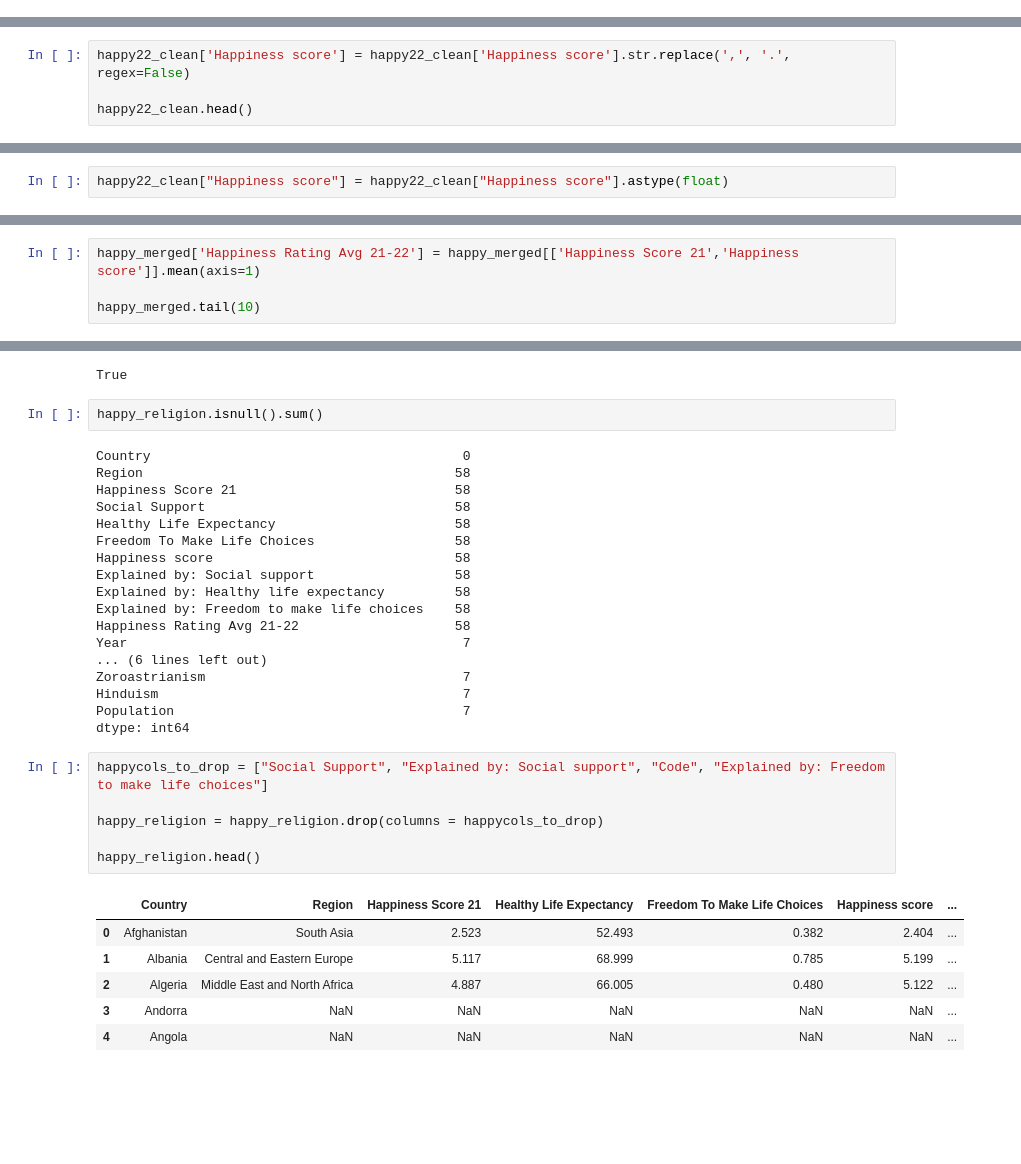
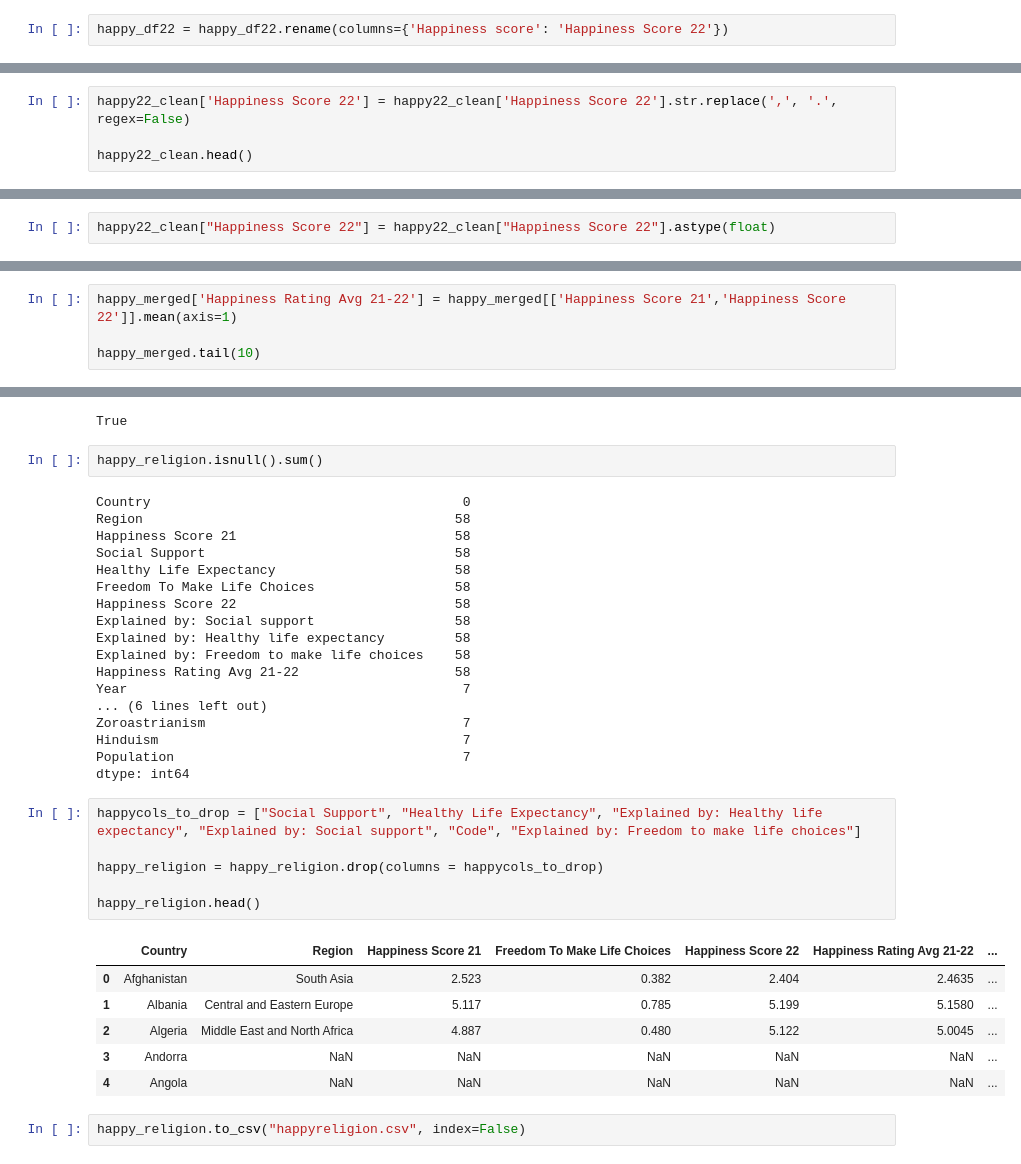
Before and after one commit to shroomtoastie/World_Happiness_project, a Jupyter notebook: main.ipynb, the cells around one changed output, grey strips where cells are left out. Drawn from its saved outputs; the diff is of its cells as text; blank space fills up the shorter version.

```diff
--- a/main.ipynb
+++ b/main.ipynb
@@ -176,6 +176,8 @@ happy_df22.head()
 | 2 | 3 | Iceland | 7,557 | 1,320 | 0,803 | 0,718 |
 | 3 | 4 | Switzerland | 7,512 | 1,226 | 0,822 | 0,677 |
 | 4 | 5 | Netherlands | 7,415 | 1,206 | 0,787 | 0,651 |
+# %%
+happy_df22 = happy_df22.rename(columns={'Happiness score': 'Happiness Score 22'})
 # %%
 print(happy_df22.isnull().any().any())
 # %% [output]
@@ -204,7 +206,7 @@ Index(['RANK', 'Country', 'Happiness score', 'Explained by: Social support',
        'Explained by: Freedom to make life choices'],
       dtype='object')
 # %%
-happy22_clean['Happiness score'] = happy22_clean['Happiness score'].str.replace(',', '.', regex=False)
+happy22_clean['Happiness Score 22'] = happy22_clean['Happiness Score 22'].str.replace(',', '.', regex=False)
 
 happy22_clean.head()
 # %% [output]
@@ -268,5 +270,5 @@ happy22_clean.tail()
 # %%
-happy22_clean["Happiness score"] = happy22_clean["Happiness score"].astype(float)
+happy22_clean["Happiness Score 22"] = happy22_clean["Happiness Score 22"].astype(float)
 # %%
 happy22_clean.dtypes
 # %% [output]
@@ -371,6 +373,6 @@ Happiness score       float64
 dtype: object
 # %%
-happy_merged['Happiness Rating Avg 21-22'] = happy_merged[['Happiness Score 21','Happiness score']].mean(axis=1)
+happy_merged['Happiness Rating Avg 21-22'] = happy_merged[['Happiness Score 21','Happiness Score 22']].mean(axis=1)
 
 happy_merged.tail(10)
 # %% [output]
@@ -736,7 +738,7 @@ Happiness Score 21                            58
 Social Support                                58
 Healthy Life Expectancy                       58
 Freedom To Make Life Choices                  58
-Happiness score                               58
+Happiness Score 22                            58
 Explained by: Social support                  58
 Explained by: Healthy life expectancy         58
 Explained by: Freedom to make life choices    58
@@ -748,15 +750,17 @@ Hinduism                                       7
 Population                                     7
 dtype: int64
 # %%
-happycols_to_drop = ["Social Support", "Explained by: Social support", "Code", "Explained by: Freedom to make life choices"]
+happycols_to_drop = ["Social Support", "Healthy Life Expectancy", "Explained by: Healthy life expectancy", "Explained by: Social support", "Code", "Explained by: Freedom to make life choices"]
 
 happy_religion = happy_religion.drop(columns = happycols_to_drop)
 
 happy_religion.head()
 # %% [output]
-|  | Country | Region | Happiness Score 21 | Healthy Life Expectancy | Freedom To Make Life Choices | Happiness score | ... |
-| 0 | Afghanistan | South Asia | 2.523 | 52.493 | 0.382 | 2.404 | ... |
-| 1 | Albania | Central and Eastern Europe | 5.117 | 68.999 | 0.785 | 5.199 | ... |
-| 2 | Algeria | Middle East and North Africa | 4.887 | 66.005 | 0.480 | 5.122 | ... |
+|  | Country | Region | Happiness Score 21 | Freedom To Make Life Choices | Happiness Score 22 | Happiness Rating Avg 21-22 | ... |
+| 0 | Afghanistan | South Asia | 2.523 | 0.382 | 2.404 | 2.4635 | ... |
+| 1 | Albania | Central and Eastern Europe | 5.117 | 0.785 | 5.199 | 5.1580 | ... |
+| 2 | Algeria | Middle East and North Africa | 4.887 | 0.480 | 5.122 | 5.0045 | ... |
 | 3 | Andorra | NaN | NaN | NaN | NaN | NaN | ... |
 | 4 | Angola | NaN | NaN | NaN | NaN | NaN | ... |
+# %%
+happy_religion.to_csv("happyreligion.csv", index=False)
```
Also changed, not shown: parts of 11 cells of this notebook, 3 other files.
